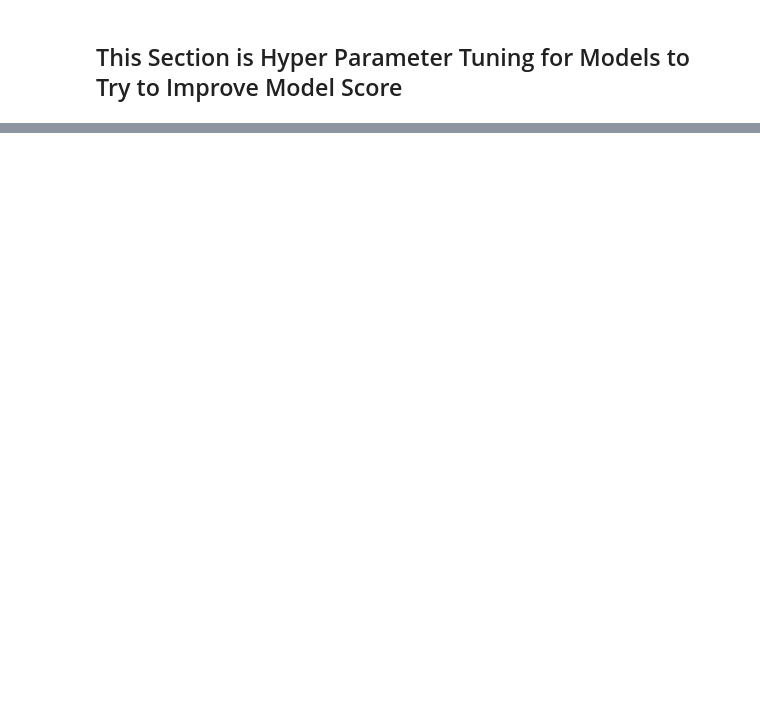
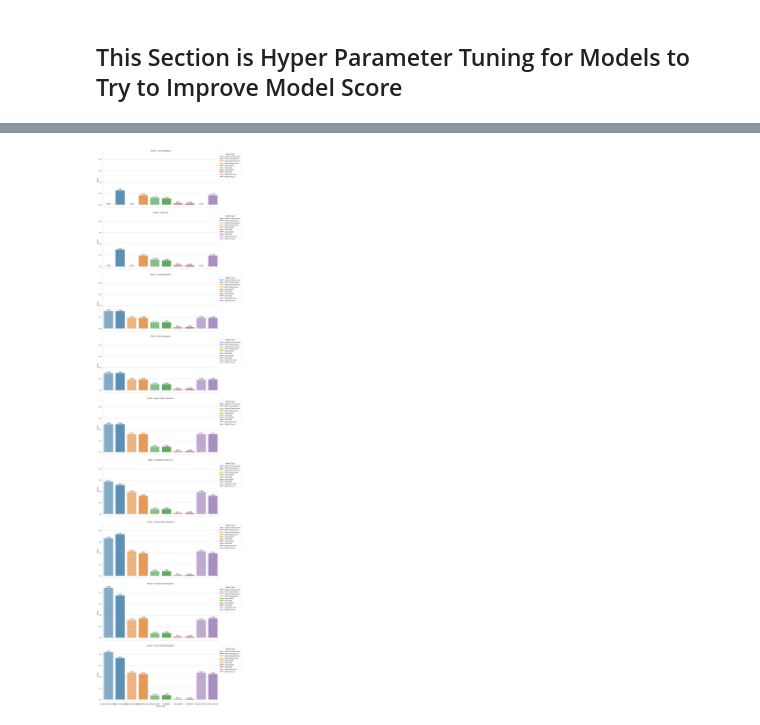
Before and after one commit to JaidenFlint/Project2_Group2, a Jupyter notebook: Regression_Model_Project2.ipynb, the cells around one changed output, grey strips where cells are left out. Saved outputs shown, nothing was run; the diff lists cells and outputs as text; code cells hidden in the pictures; blank space fills up the shorter version.

```diff
--- a/Regression_Model_Project2.ipynb
+++ b/Regression_Model_Project2.ipynb
@@ -433,0 +406,50 @@ ValueError: Could not interpret value `Metric Type` for `hue`. Value is a string
+# %%
+# Example metric color mapping
+metric_color_map = {
+    'Original Training Score': '#1f77b4',  # Blue
+    'Fitted Training Score': '#1f77b4',    # Same base color
+    'Original Testing Score': '#ff7f0e',   # Orange
+    'Fitted Testing Score': '#ff7f0e',     # Same base color
+    'Original MAE': '#2ca02c',             # Green
+    'Fitted MAE': '#2ca02c',               # Same base color
+    'Original MSE': '#d62728',             # Red
+    'Fitted MSE': '#d62728',               # Same base color
+    'Original R² Score': '#9467bd',        # Purple
+    'Fitted R² Score': '#9467bd',          # Same base color
+}
+
+# Create a FacetGrid to plot separate graphs for each model
+g = sns.FacetGrid(filtered_data, col='Model', hue='Metric Type', height=6, aspect=2, col_wrap=1)
+
+# Map a bar plot to each facet
+for ax in g.axes.flat:
+    for metric_type in metrics_to_plot:
+        # Filter data for the current metric type
+        model_name = ax.get_title().split(' = ')[1]  # Get the model name from the title
+        model_data = filtered_data[(filtered_data['Model'] == model_name) &
+                                   (filtered_data['Metric Type'] == metric_type)]  # Filter for the specific model
+
+        # Plot only if there is data for the current metric type and model
+        if not model_data.empty:
+            shade = 0.6 if 'Original' in metric_type else 0.8  # Slightly darker for fitted metrics
+            color = metric_color_map.get(metric_type, 'gray')  # Get the color from the mapping
+            sns.barplot(x='Metric Type', y='Score', data=model_data,
+                        alpha=shade, color=color, ax=ax)
+
+# Add metric names on top of each bar
+for ax in g.axes.flat:
+    for p in ax.patches:
+        ax.annotate(f'{p.get_height():.3f}',
+                    (p.get_x() + p.get_width() / 2., p.get_height()),
+                    ha='center', va='bottom')
+
+# Create a custom legend for each ax
+for ax in g.axes.flat:
+    handles = [plt.Line2D([0], [0], color=metric_color_map[metric], lw=4) for metric in metric_color_map.keys()]
+    labels = list(metric_color_map.keys())
+    ax.legend(handles=handles, labels=labels, title='Metric Type', loc='upper left', bbox_to_anchor=(1, 1))
+
+# Show the plot
+plt.show()
+# %% [output]
+[figure, added]
```
Also changed, not shown: parts of 21 cells of this notebook, 1 other file.
